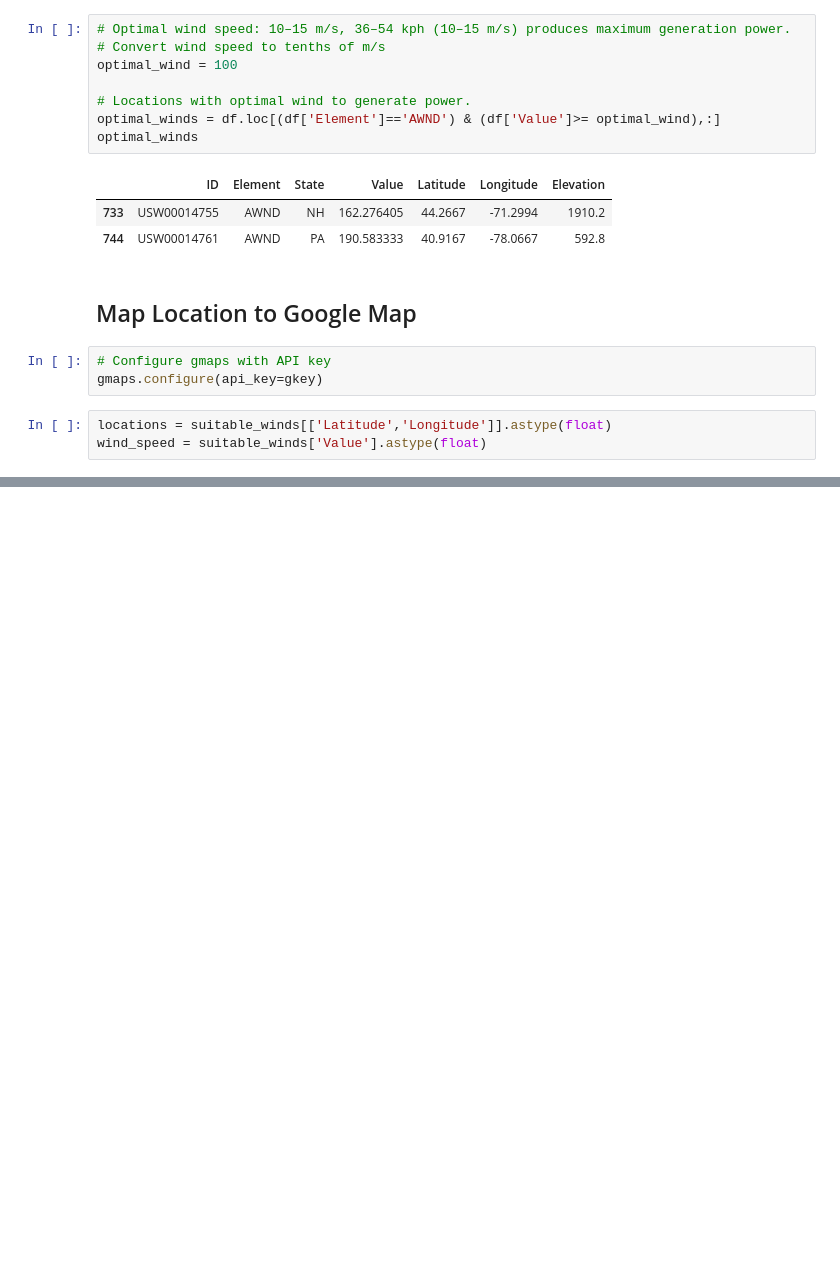
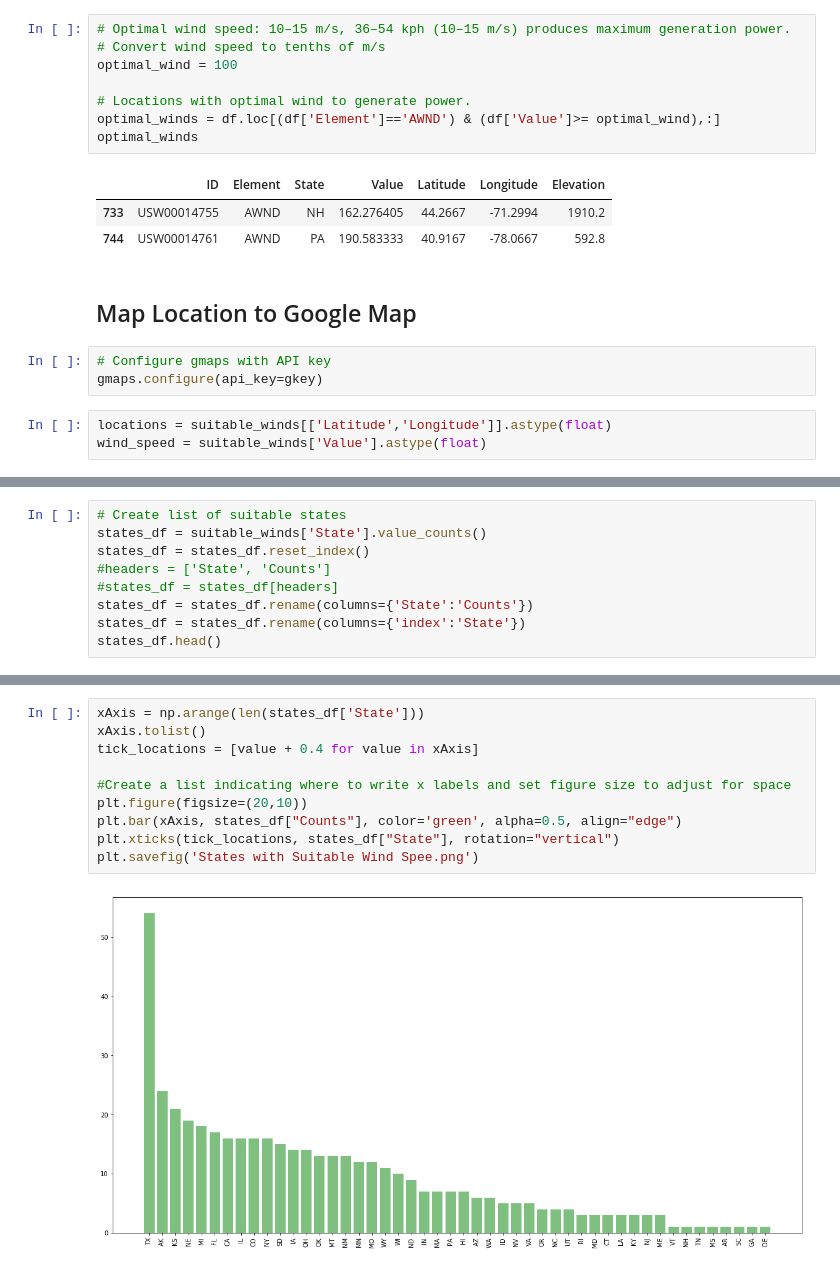
Before and after one commit to vienvo/AlternativeEnergy, a Jupyter notebook: notebooks/Vien/vvo_working_file.ipynb, the cells around one changed output, grey strips where cells are left out. Drawn from its saved outputs; the diff is of its cells as text; blank space fills up the shorter version.

```diff
--- a/notebooks/Vien/vvo_working_file.ipynb
+++ b/notebooks/Vien/vvo_working_file.ipynb
@@ -161,0 +195,9 @@ Name: State, dtype: int64
+# %%
+# Create list of suitable states
+states_df = suitable_winds['State'].value_counts()
+states_df = states_df.reset_index()
+#headers = ['State', 'Counts']
+#states_df = states_df[headers]
+states_df = states_df.rename(columns={'State':'Counts'})
+states_df = states_df.rename(columns={'index':'State'})
+states_df.head()
@@ -161,0 +211,12 @@ Name: State, dtype: int64
+# %%
+xAxis = np.arange(len(states_df['State']))
+xAxis.tolist()
+tick_locations = [value + 0.4 for value in xAxis]
+
+#Create a list indicating where to write x labels and set figure size to adjust for space
+plt.figure(figsize=(20,10))
+plt.bar(xAxis, states_df["Counts"], color='green', alpha=0.5, align="edge")
+plt.xticks(tick_locations, states_df["State"], rotation="vertical")
+plt.savefig('States with Suitable Wind Spee.png')
+# %% [output]
+[figure, added]
```
Also changed, not shown: parts of 10 cells of this notebook.
